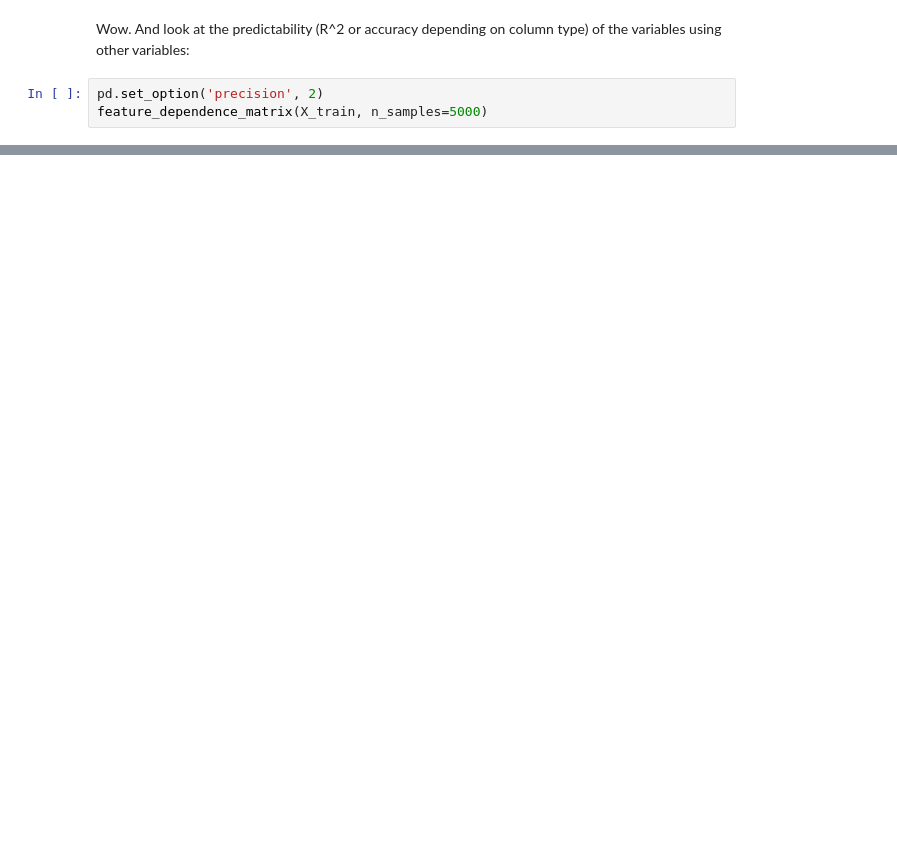
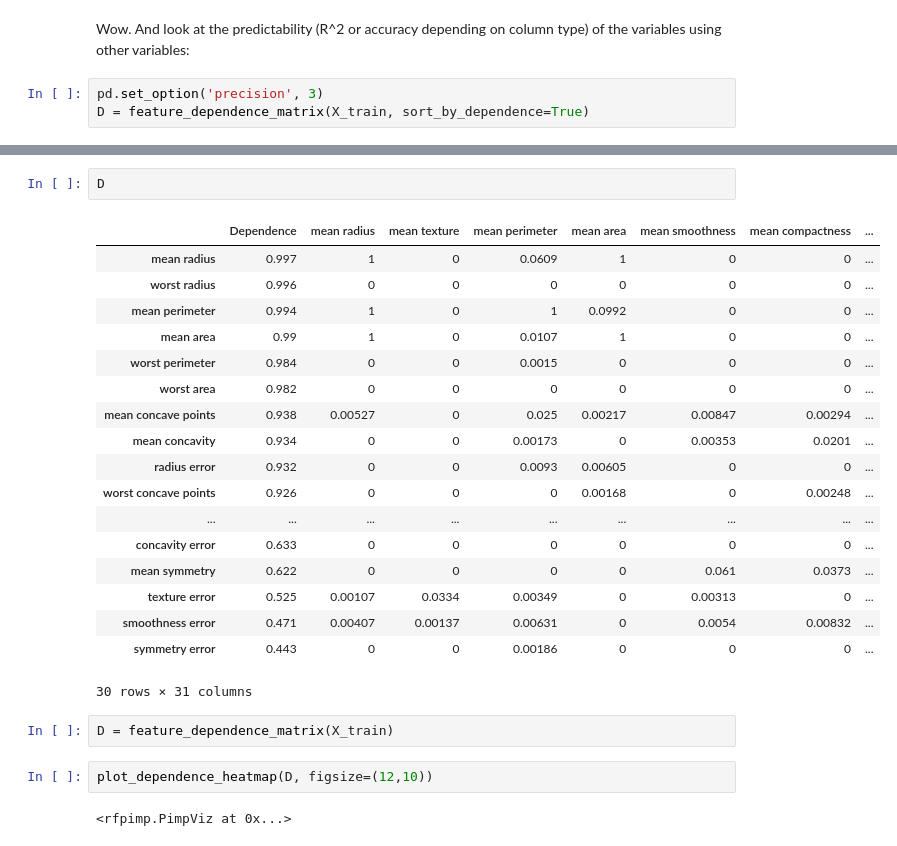
Before and after one commit to parrt/random-forest-importances, a Jupyter notebook: notebooks/pimp_plots.ipynb, the cells around one changed output, grey strips where cells are left out. Saved outputs shown, nothing was run; the diff lists cells and outputs as text; blank space fills up the shorter version.

Commit message:
improve feature dep and corr plots

```diff
--- a/notebooks/pimp_plots.ipynb
+++ b/notebooks/pimp_plots.ipynb
@@ -92,5 +126,5 @@ plot_corr_heatmap(X_train, figsize=(20,20), label_fontsize=13, value_fontsize=11
 # %% [markdown]
 Wow. And look at the predictability (R^2 or accuracy depending on column type) of the variables using other variables:
 # %%
-pd.set_option('precision', 2)
-feature_dependence_matrix(X_train, n_samples=5000)
+pd.set_option('precision', 3)
+D = feature_dependence_matrix(X_train, sort_by_dependence=True)
@@ -115,0 +144,27 @@ feature_dependence_matrix(X_train, n_samples=5000)
+# %%
+D
+# %% [output]
+|  | Dependence | mean radius | mean texture | mean perimeter | mean area | mean smoothness | mean compactness | ... |
+| mean radius | 0.997 | 1 | 0 | 0.0609 | 1 | 0 | 0 | ... |
+| worst radius | 0.996 | 0 | 0 | 0 | 0 | 0 | 0 | ... |
+| mean perimeter | 0.994 | 1 | 0 | 1 | 0.0992 | 0 | 0 | ... |
+| mean area | 0.99 | 1 | 0 | 0.0107 | 1 | 0 | 0 | ... |
+| worst perimeter | 0.984 | 0 | 0 | 0.0015 | 0 | 0 | 0 | ... |
+| worst area | 0.982 | 0 | 0 | 0 | 0 | 0 | 0 | ... |
+| mean concave points | 0.938 | 0.00527 | 0 | 0.025 | 0.00217 | 0.00847 | 0.00294 | ... |
+| mean concavity | 0.934 | 0 | 0 | 0.00173 | 0 | 0.00353 | 0.0201 | ... |
+| radius error | 0.932 | 0 | 0 | 0.0093 | 0.00605 | 0 | 0 | ... |
+| worst concave points | 0.926 | 0 | 0 | 0 | 0.00168 | 0 | 0.00248 | ... |
+| ... | ... | ... | ... | ... | ... | ... | ... | ... |
+| concavity error | 0.633 | 0 | 0 | 0 | 0 | 0 | 0 | ... |
+| mean symmetry | 0.622 | 0 | 0 | 0 | 0 | 0.061 | 0.0373 | ... |
+| texture error | 0.525 | 0.00107 | 0.0334 | 0.00349 | 0 | 0.00313 | 0 | ... |
+| smoothness error | 0.471 | 0.00407 | 0.00137 | 0.00631 | 0 | 0.0054 | 0.00832 | ... |
+| symmetry error | 0.443 | 0 | 0 | 0.00186 | 0 | 0 | 0 | ... |
+30 rows × 31 columns
+# %%
+D = feature_dependence_matrix(X_train)
+# %%
+plot_dependence_heatmap(D, figsize=(12,10))
+# %% [output]
+<rfpimp.PimpViz at 0x...>
```
Also changed, not shown: parts of 11 cells of this notebook, 3 other files.
